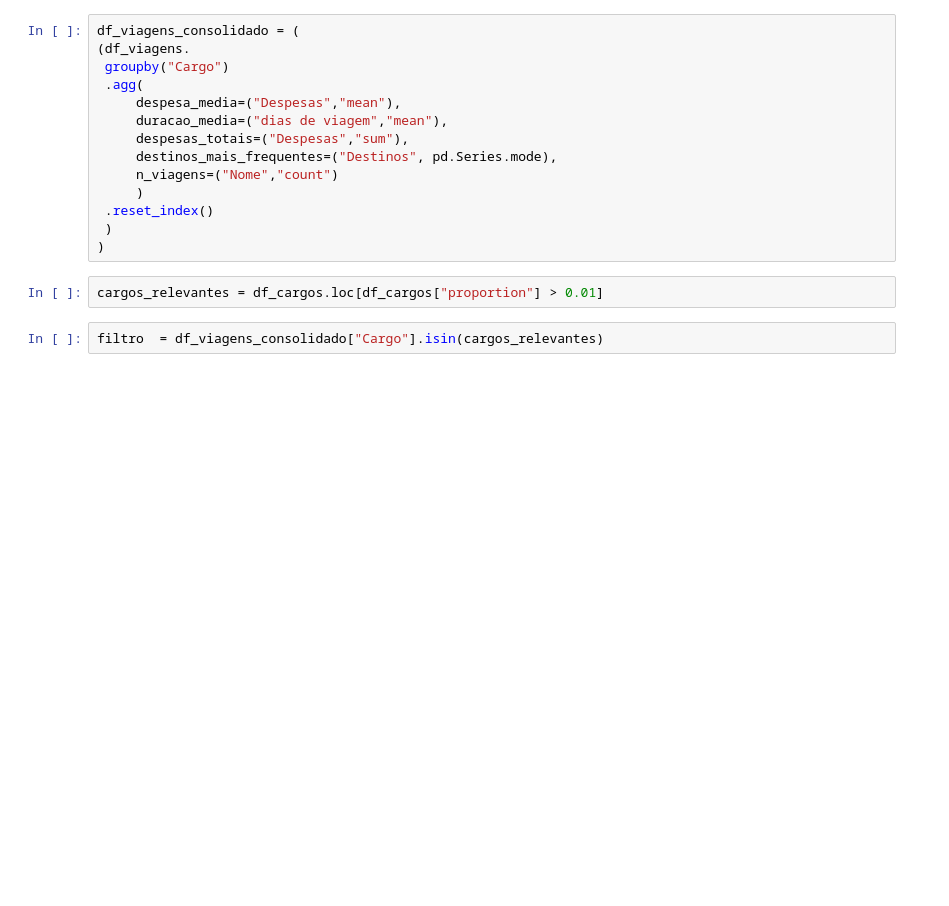
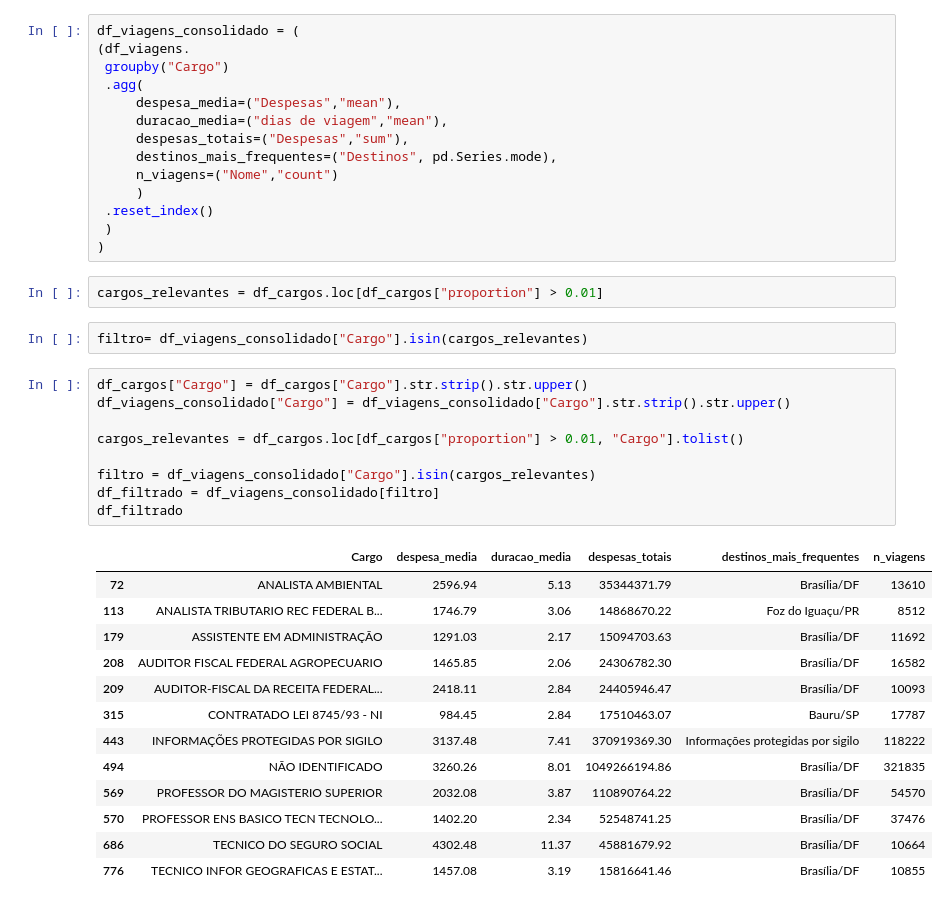
Before and after one commit to araujojv/Estudos_py_ml, a Jupyter notebook: analise_de_dados/projeto_pandas_governo/teste.ipynb, the cells around one changed output. Saved outputs shown, nothing was run; the diff lists cells and outputs as text; blank space fills up the shorter version.

Commit message:
feat- filtro completo

```diff
--- a/analise_de_dados/projeto_pandas_governo/teste.ipynb
+++ b/analise_de_dados/projeto_pandas_governo/teste.ipynb
@@ -406,4 +406,27 @@ df_viagens_consolidado = (
 # %%
 cargos_relevantes = df_cargos.loc[df_cargos["proportion"] > 0.01]
 # %%
-filtro  = df_viagens_consolidado["Cargo"].isin(cargos_relevantes)
+filtro= df_viagens_consolidado["Cargo"].isin(cargos_relevantes)
+# %%
+df_cargos["Cargo"] = df_cargos["Cargo"].str.strip().str.upper()
+df_viagens_consolidado["Cargo"] = df_viagens_consolidado["Cargo"].str.strip().str.upper()
+
+cargos_relevantes = df_cargos.loc[df_cargos["proportion"] > 0.01, "Cargo"].tolist()
+
+filtro = df_viagens_consolidado["Cargo"].isin(cargos_relevantes)
+df_filtrado = df_viagens_consolidado[filtro]
+df_filtrado
+# %% [output]
+|  | Cargo | despesa_media | duracao_media | despesas_totais | destinos_mais_frequentes | n_viagens |
+| 72 | ANALISTA AMBIENTAL | 2596.94 | 5.13 | 35344371.79 | Brasília/DF | 13610 |
+| 113 | ANALISTA TRIBUTARIO REC FEDERAL B... | 1746.79 | 3.06 | 14868670.22 | Foz do Iguaçu/PR | 8512 |
+| 179 | ASSISTENTE EM ADMINISTRAÇÃO | 1291.03 | 2.17 | 15094703.63 | Brasília/DF | 11692 |
+| 208 | AUDITOR FISCAL FEDERAL AGROPECUARIO | 1465.85 | 2.06 | 24306782.30 | Brasília/DF | 16582 |
+| 209 | AUDITOR-FISCAL DA RECEITA FEDERAL... | 2418.11 | 2.84 | 24405946.47 | Brasília/DF | 10093 |
+| 315 | CONTRATADO LEI 8745/93 - NI | 984.45 | 2.84 | 17510463.07 | Bauru/SP | 17787 |
+| 443 | INFORMAÇÕES PROTEGIDAS POR SIGILO | 3137.48 | 7.41 | 370919369.30 | Informações protegidas por sigilo | 118222 |
+| 494 | NÃO IDENTIFICADO | 3260.26 | 8.01 | 1049266194.86 | Brasília/DF | 321835 |
+| 569 | PROFESSOR DO MAGISTERIO SUPERIOR | 2032.08 | 3.87 | 110890764.22 | Brasília/DF | 54570 |
+| 570 | PROFESSOR ENS BASICO TECN TECNOLO... | 1402.20 | 2.34 | 52548741.25 | Brasília/DF | 37476 |
+| 686 | TECNICO DO SEGURO SOCIAL | 4302.48 | 11.37 | 45881679.92 | Brasília/DF | 10664 |
+| 776 | TECNICO INFOR GEOGRAFICAS E ESTAT... | 1457.08 | 3.19 | 15816641.46 | Brasília/DF | 10855 |
```
Also changed, not shown: parts of 1 cell of this notebook.
